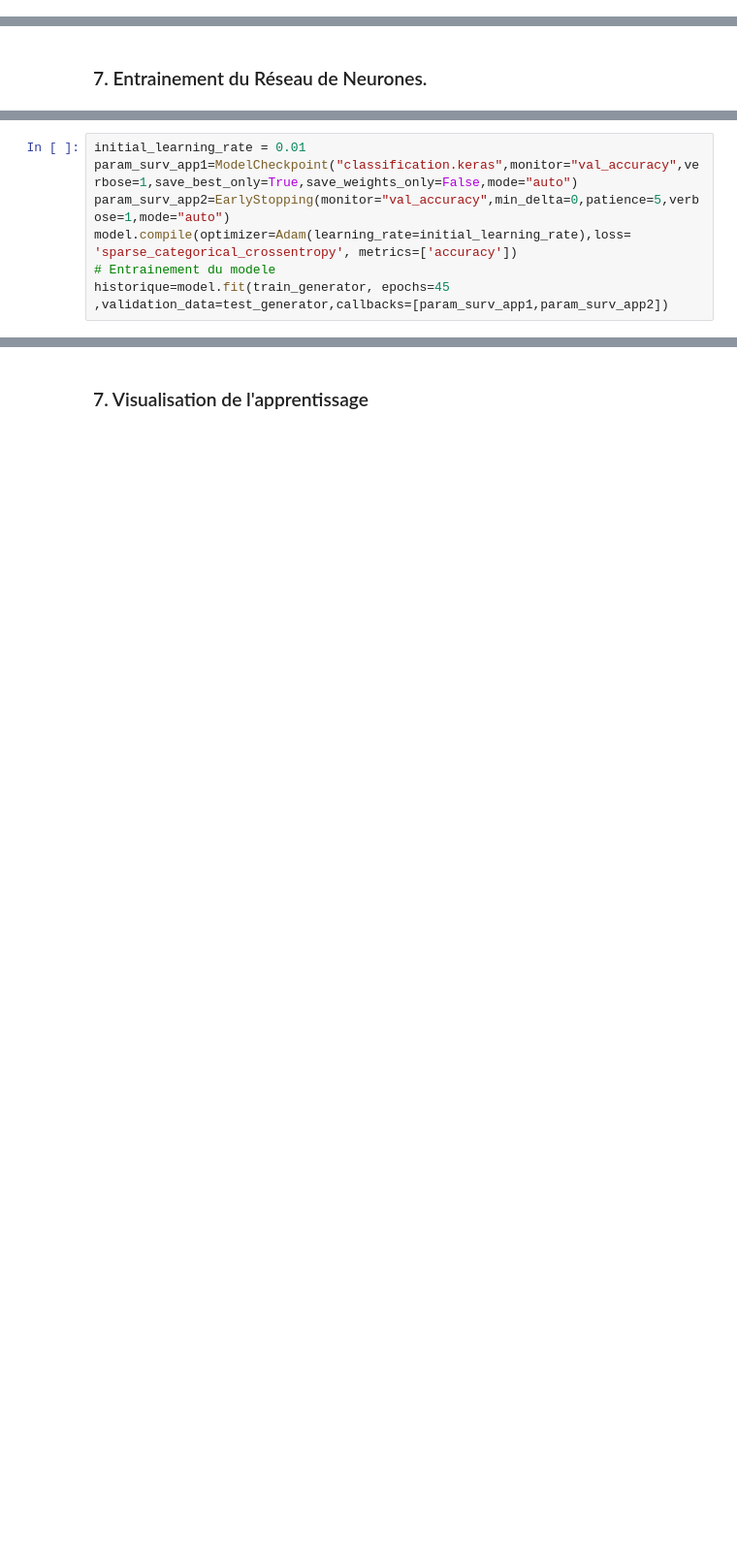
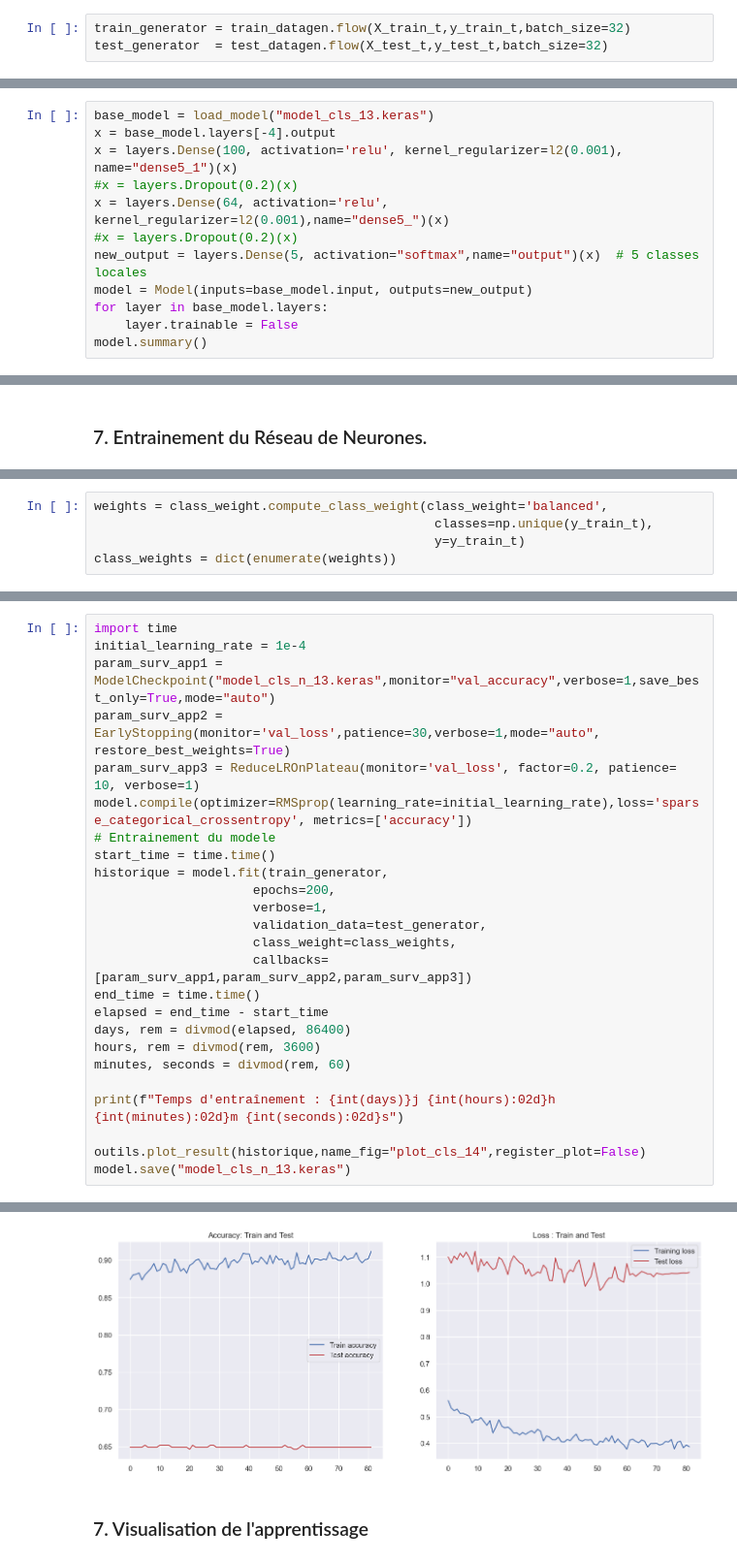
Before and after one commit to soirfaneabdallah/GestionsDechet, a Jupyter notebook: Classification_tensorflow_notebook_Sklearn.ipynb, the cells around one changed output, grey strips where cells are left out. Shown at 97% size. Drawn from its saved outputs; the diff is of its cells as text; blank space fills up the shorter version.

Commit message:
Mise à jour du fichier pour la classification

```diff
--- a/Classification_tensorflow_notebook_Sklearn.ipynb
+++ b/Classification_tensorflow_notebook_Sklearn.ipynb
@@ -64,0 +129,3 @@ test_generator = test_datagen.flow(X_test, y_test, batch_size=32)
+# %%
+train_generator = train_datagen.flow(X_train_t,y_train_t,batch_size=32)
+test_generator  = test_datagen.flow(X_test_t,y_test_t,batch_size=32)
@@ -110,0 +223,12 @@ Model: "sequential"
+# %%
+base_model = load_model("model_cls_13.keras")
+x = base_model.layers[-4].output
+x = layers.Dense(100, activation='relu', kernel_regularizer=l2(0.001), name="dense5_1")(x)
+#x = layers.Dropout(0.2)(x)
+x = layers.Dense(64, activation='relu', kernel_regularizer=l2(0.001),name="dense5_")(x)
+#x = layers.Dropout(0.2)(x)
+new_output = layers.Dense(5, activation="softmax",name="output")(x)  # 5 classes locales
+model = Model(inputs=base_model.input, outputs=new_output)
+for layer in base_model.layers:
+    layer.trainable = False
+model.summary()
@@ -116,0 +263,5 @@ plot_model(model, to_file='model.png', show_shapes=True, show_layer_names=True)
+# %%
+weights = class_weight.compute_class_weight(class_weight='balanced',
+                                             classes=np.unique(y_train_t),
+                                             y=y_train_t)
+class_weights = dict(enumerate(weights))
@@ -117,8 +276,26 @@ plot_model(model, to_file='model.png', show_shapes=True, show_layer_names=True)
 # %%
-initial_learning_rate = 0.01
-param_surv_app1=ModelCheckpoint("classification.keras",monitor="val_accuracy",verbose=1,save_best_only=True,save_weights_only=False,mode="auto")
-param_surv_app2=EarlyStopping(monitor="val_accuracy",min_delta=0,patience=5,verbose=1,mode="auto")
-model.compile(optimizer=Adam(learning_rate=initial_learning_rate),loss= 'sparse_categorical_crossentropy', metrics=['accuracy'])
+import time
+initial_learning_rate = 1e-4
+param_surv_app1 = ModelCheckpoint("model_cls_n_13.keras",monitor="val_accuracy",verbose=1,save_best_only=True,mode="auto")
+param_surv_app2 = EarlyStopping(monitor='val_loss',patience=30,verbose=1,mode="auto", restore_best_weights=True)
+param_surv_app3 = ReduceLROnPlateau(monitor='val_loss', factor=0.2, patience= 10, verbose=1)
+model.compile(optimizer=RMSprop(learning_rate=initial_learning_rate),loss='sparse_categorical_crossentropy', metrics=['accuracy'])
 # Entrainement du modele
-historique=model.fit(train_generator, epochs=45 ,validation_data=test_generator,callbacks=[param_surv_app1,param_surv_app2])
+start_time = time.time()
+historique = model.fit(train_generator,
+                     epochs=200,
+                     verbose=1,
+                     validation_data=test_generator,
+                     class_weight=class_weights,
+                     callbacks=[param_surv_app1,param_surv_app2,param_surv_app3])
+end_time = time.time()
+elapsed = end_time - start_time
+days, rem = divmod(elapsed, 86400)
+hours, rem = divmod(rem, 3600)
+minutes, seconds = divmod(rem, 60)
+
+print(f"Temps d'entraînement : {int(days)}j {int(hours):02d}h {int(minutes):02d}m {int(seconds):02d}s")
+
+outils.plot_result(historique,name_fig="plot_cls_14",register_plot=False)
+model.save("model_cls_n_13.keras")
 # %% [output]
@@ -144,2 +319,3 @@ Epoch 6: early stopping
+[figure, added]
 # %% [markdown]
 ### 7. Visualisation de l'apprentissage
```
Also changed, not shown: parts of 93 cells of this notebook.
